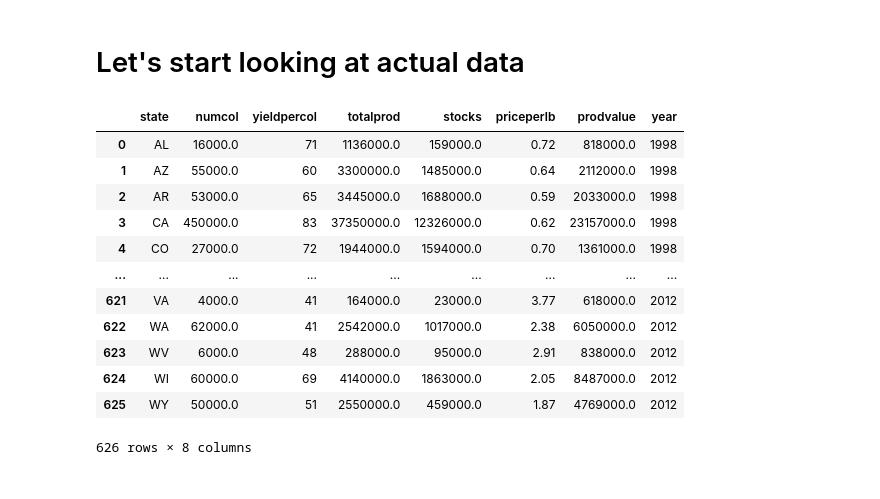
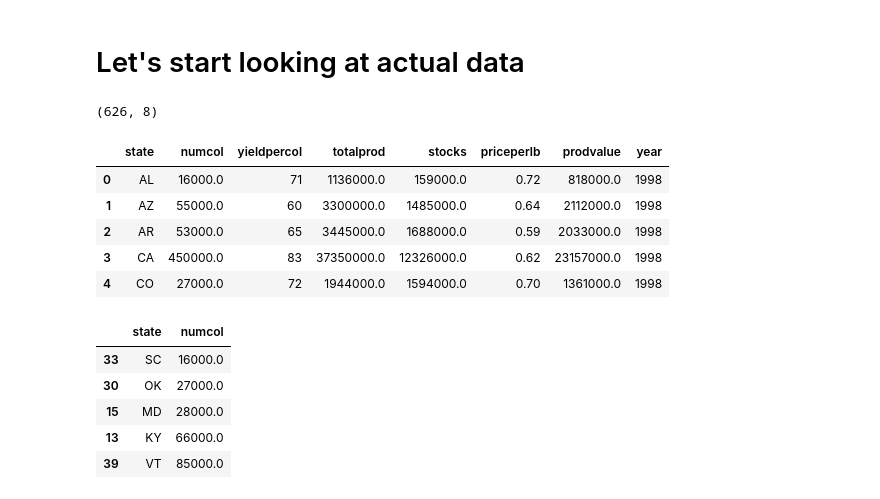
Before and after one commit to codewithher/datascience_workshop, a Jupyter notebook: ds_workshop.ipynb, the cells around one changed output. Drawn from its saved outputs; the diff is of its cells as text; code cells hidden in the pictures.

```diff
--- a/ds_workshop.ipynb
+++ b/ds_workshop.ipynb
@@ -107,19 +110,23 @@ However, it hides a lot of complexity.
 # %%
 # dataframe with info
 df = pd.read_csv("data/honeyproduction.csv")
+print (df.shape)
+df.head()
+# %% [output]
+(626, 8)
+|  | state | numcol | yieldpercol | totalprod | stocks | priceperlb | prodvalue | year |
+| 0 | AL | 16000.0 | 71 | 1136000.0 | 159000.0 | 0.72 | 818000.0 | 1998 |
+| 1 | AZ | 55000.0 | 60 | 3300000.0 | 1485000.0 | 0.64 | 2112000.0 | 1998 |
+| 2 | AR | 53000.0 | 65 | 3445000.0 | 1688000.0 | 0.59 | 2033000.0 | 1998 |
+| 3 | CA | 450000.0 | 83 | 37350000.0 | 12326000.0 | 0.62 | 23157000.0 | 1998 |
+| 4 | CO | 27000.0 | 72 | 1944000.0 | 1594000.0 | 0.70 | 1361000.0 | 1998 |
-# %%
-df
-# %% [output]
-|  | state | numcol | yieldpercol | totalprod | stocks | priceperlb | prodvalue | year |
-| 0 | AL | 16000.0 | 71 | 1136000.0 | 159000.0 | 0.72 | 818000.0 | 1998 |
-| 1 | AZ | 55000.0 | 60 | 3300000.0 | 1485000.0 | 0.64 | 2112000.0 | 1998 |
-| 2 | AR | 53000.0 | 65 | 3445000.0 | 1688000.0 | 0.59 | 2033000.0 | 1998 |
-| 3 | CA | 450000.0 | 83 | 37350000.0 | 12326000.0 | 0.62 | 23157000.0 | 1998 |
-| 4 | CO | 27000.0 | 72 | 1944000.0 | 1594000.0 | 0.70 | 1361000.0 | 1998 |
-| ... | ... | ... | ... | ... | ... | ... | ... | ... |
-| 621 | VA | 4000.0 | 41 | 164000.0 | 23000.0 | 3.77 | 618000.0 | 2012 |
-| 622 | WA | 62000.0 | 41 | 2542000.0 | 1017000.0 | 2.38 | 6050000.0 | 2012 |
-| 623 | WV | 6000.0 | 48 | 288000.0 | 95000.0 | 2.91 | 838000.0 | 2012 |
-| 624 | WI | 60000.0 | 69 | 4140000.0 | 1863000.0 | 2.05 | 8487000.0 | 2012 |
-| 625 | WY | 50000.0 | 51 | 2550000.0 | 459000.0 | 1.87 | 4769000.0 | 2012 |
-626 rows × 8 columns
+# %%
+df_state_col = df.groupby("state")["numcol"].sum().reset_index().sort_values(by="numcol")
+df_state_col.head()
+# %% [output]
+|  | state | numcol |
+| 33 | SC | 16000.0 |
+| 30 | OK | 27000.0 |
+| 15 | MD | 28000.0 |
+| 13 | KY | 66000.0 |
+| 39 | VT | 85000.0 |
```
Also changed, not shown: parts of 8 cells of this notebook.
